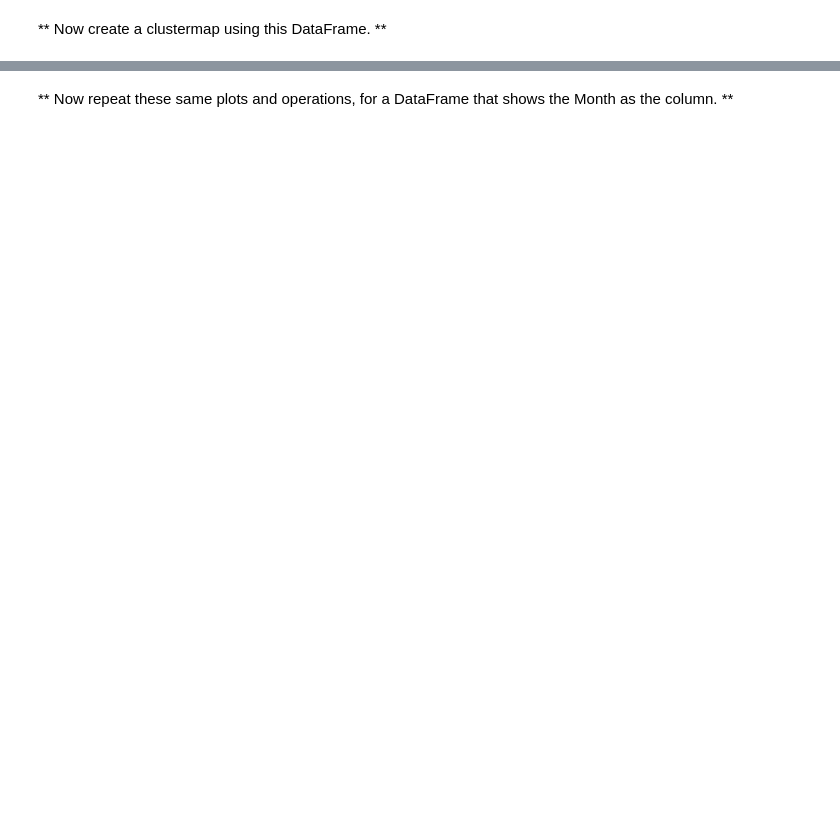
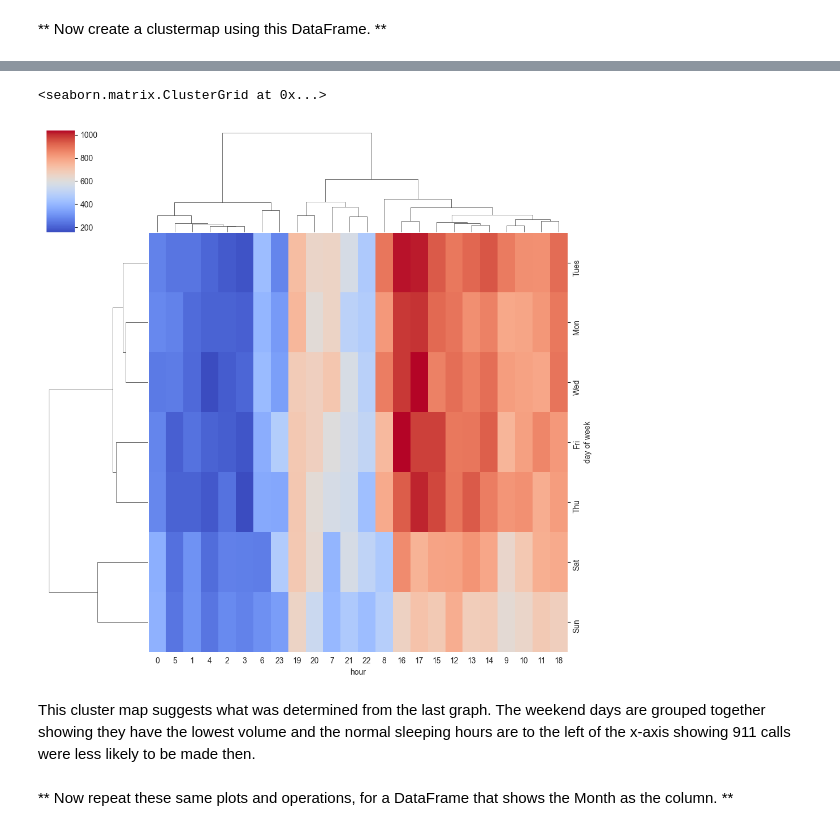
Before and after one commit to eram-f/capstone_project, a Jupyter notebook: 01-911 Calls Data Capstone Project.ipynb, the cells around one changed output, grey strips where cells are left out. Saved outputs shown, nothing was run; the diff lists cells and outputs as text; code cells hidden in the pictures; blank space fills up the shorter version.

```diff
--- a/01-911 Calls Data Capstone Project.ipynb
+++ b/01-911 Calls Data Capstone Project.ipynb
@@ -320,2 +338,12 @@ ValueError: Index contains duplicate entries, cannot reshape
+# %%
+import scipy
+sns.clustermap(dayHour, cmap='coolwarm')
+# %% [output]
+<seaborn.matrix.ClusterGrid at 0x...>
+[figure, added]
+# %% [markdown]
+This cluster map suggests what was determined from the last graph. The weekend days are
+grouped together showing they have the lowest volume and the normal sleeping hours
+are to the left of the x-axis showing 911 calls were less likely to be made then.
 # %% [markdown]
 ** Now repeat these same plots and operations, for a DataFrame that shows the Month as the column. **
```
Also changed, not shown: parts of 32 cells of this notebook.
